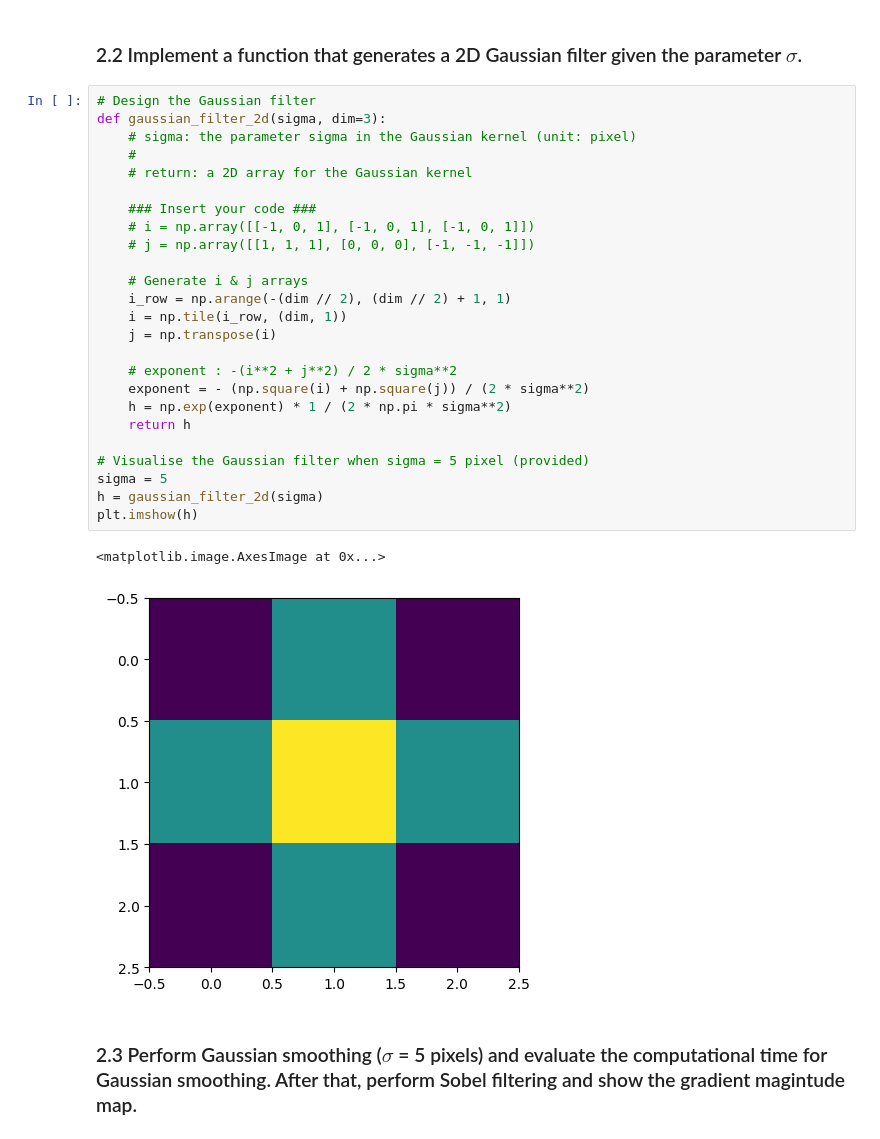
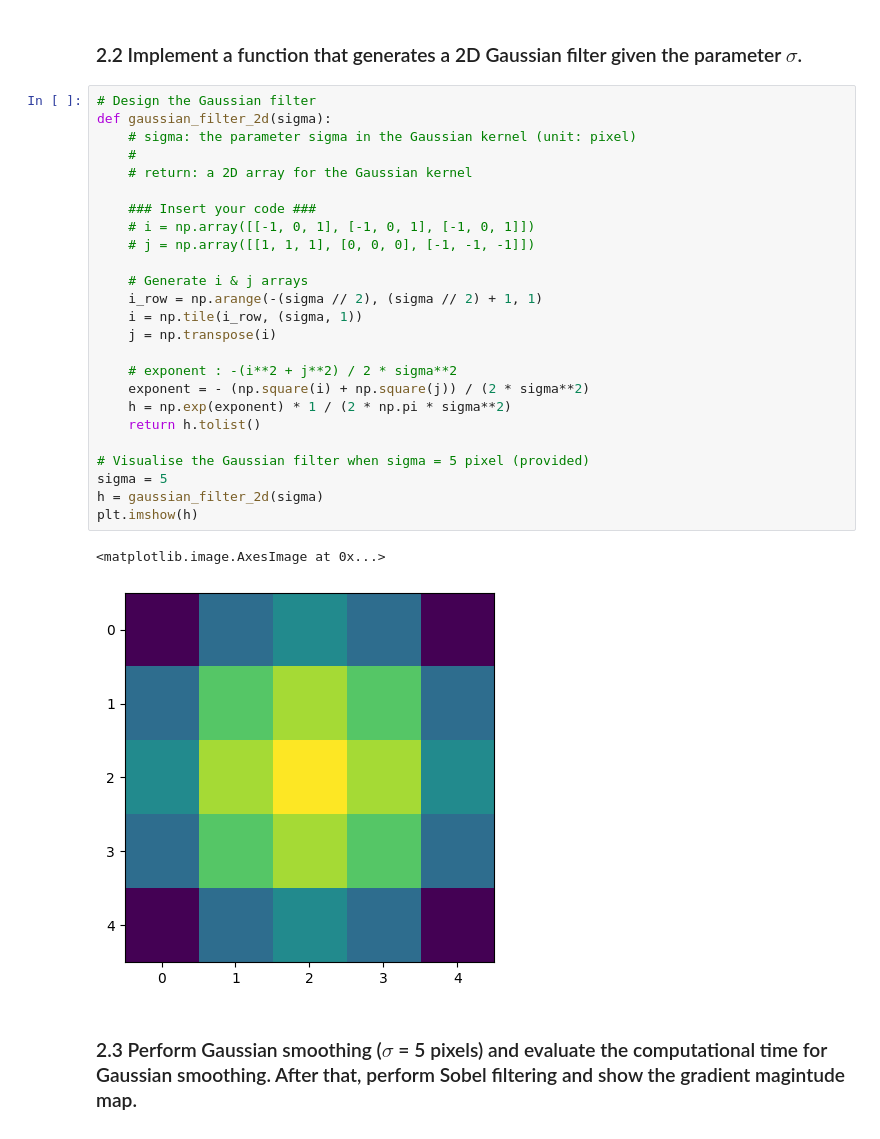
Before and after one commit to hgwright23/Computer_Vision_2024, a Jupyter notebook: coursework_01/coursework_01.ipynb, the cells around one changed output. Cells and saved outputs as stored; diff of their text form.

```diff
--- a/coursework_01/coursework_01.ipynb
+++ b/coursework_01/coursework_01.ipynb
@@ -152,32 +152,32 @@ sobel_y:
 ### 2.2 Implement a function that generates a 2D Gaussian filter given the parameter $\sigma$.
 # %%
 # Design the Gaussian filter
-def gaussian_filter_2d(sigma, dim=3):
+def gaussian_filter_2d(sigma):
     # sigma: the parameter sigma in the Gaussian kernel (unit: pixel)
     #
     # return: a 2D array for the Gaussian kernel
 
     ### Insert your code ###
     # i = np.array([[-1, 0, 1], [-1, 0, 1], [-1, 0, 1]])
     # j = np.array([[1, 1, 1], [0, 0, 0], [-1, -1, -1]])
 
     # Generate i & j arrays
-    i_row = np.arange(-(dim // 2), (dim // 2) + 1, 1)
-    i = np.tile(i_row, (dim, 1))
+    i_row = np.arange(-(sigma // 2), (sigma // 2) + 1, 1)
+    i = np.tile(i_row, (sigma, 1))
     j = np.transpose(i)
 
     # exponent : -(i**2 + j**2) / 2 * sigma**2
     exponent = - (np.square(i) + np.square(j)) / (2 * sigma**2)
     h = np.exp(exponent) * 1 / (2 * np.pi * sigma**2)
-    return h
+    return h.tolist()
 
 # Visualise the Gaussian filter when sigma = 5 pixel (provided)
 sigma = 5
 h = gaussian_filter_2d(sigma)
 plt.imshow(h)
 # %% [output]
 <matplotlib.image.AxesImage at 0x...>
-[figure, old version]
+[figure, new version]
 # %% [markdown]
 ### 2.3 Perform Gaussian smoothing ($\sigma$ = 5 pixels) and evaluate the computational time for Gaussian smoothing. After that, perform Sobel filtering and show the gradient magintude map.
 # %%
```
Also changed, not shown: parts of 1 cell of this notebook.
